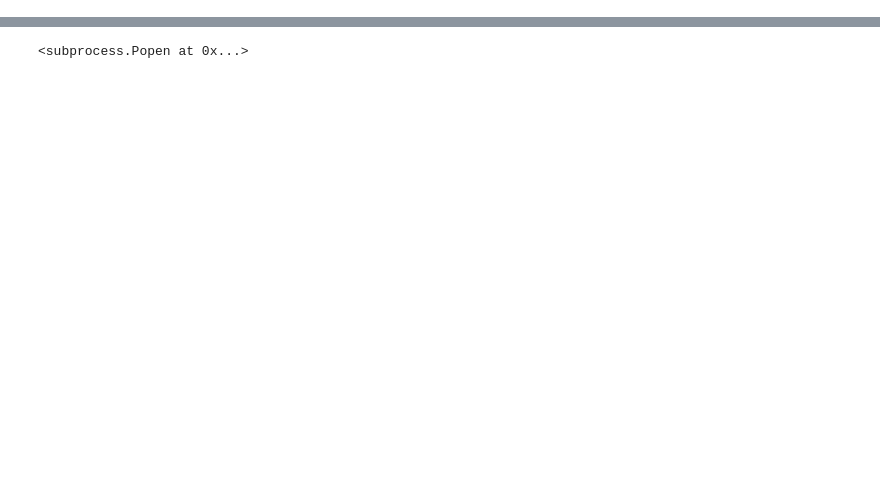
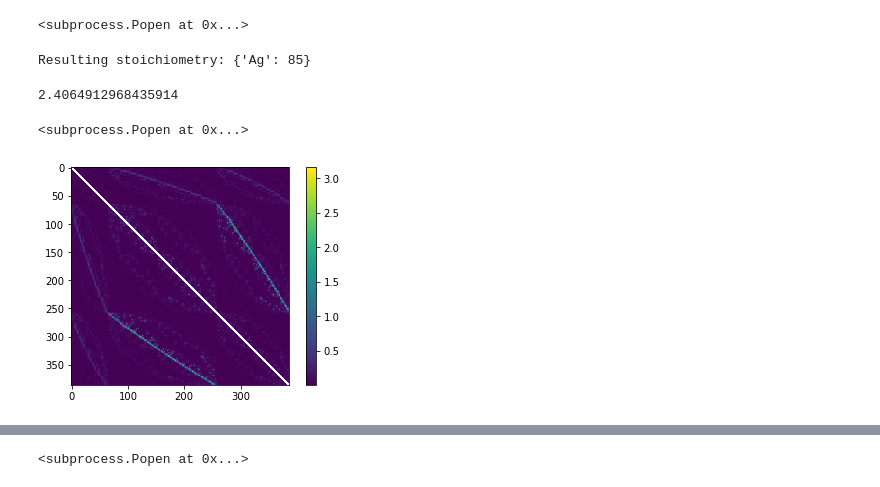
Before and after one commit to reac-nps/NanoParticleLibrary, a Jupyter notebook: Tutorial_Adsorption.ipynb, the cells around one changed output, grey strips where cells are left out. Cells and saved outputs as stored; diff of their text form; code cells hidden in the pictures; blank space fills up the shorter version.

```diff
--- a/Tutorial_Adsorption.ipynb
+++ b/Tutorial_Adsorption.ipynb
@@ -21,14 +19,11 @@ len(p.get_atom_indices_from_coordination_number([7]))
 # %%
-p = NP.Nanoparticle()
-p.truncated_octahedron(10,1,{'Ag':1})
-p.construct_adsorption_list()
 # Place Add atoms
 ads_site_list = p.get_adsorption_list()
 #on_top = [list(x) for x in ads_site_list if len(x) == 1]
 ads_placer = PlaceAddAtoms(p.get_all_symbols())
 ads_placer.bind_particle(p)
-for f in range(0, 1892):
-    p_with_adsorbates = ads_placer.place_add_atom(p, 'O', [list(ads_site_list.list[f])])
+for f in range(0, n_sites):
+    p_with_adsorbates = ads_placer.place_add_atom(p, 'O', [list(ads_site_list[f])])
 
 view(p_with_adsorbates.get_ase_atoms())
 # %% [output]
@@ -40,0 +75,4 @@ p.get_atom_indices_from_coordination_number([4,6])
+# %%
+view(p_with_adsorbates.get_ase_atoms())
+# %% [output]
+<subprocess.Popen at 0x...>
@@ -40,0 +116,22 @@ p.get_atom_indices_from_coordination_number([4,6])
+# %%
+p = NP.Nanoparticle()
+p.truncated_octahedron(5,0,{'Ag':1})
+calculate_lateral_interaction(p)
+# %% [output]
+Resulting stoichiometry: {'Ag': 85}
+2.4064912968435914
+# %%
+p.get_ase_atoms()[85].symbol = 'C'
+p.get_ase_atoms()[0].symbol = 'C'
+view(p.get_ase_atoms())
+# %% [output]
+<subprocess.Popen at 0x...>
+# %%
+import matplotlib.pyplot as plt
+I = constructu_interatomic_potential_matrix(p_with_adsorbates, 85)
+
+plt.imshow(I)
+plt.colorbar()
+plt.show()
+# %% [output]
+[figure, added]
```
Also changed, not shown: parts of 12 cells of this notebook, 4 other files.
